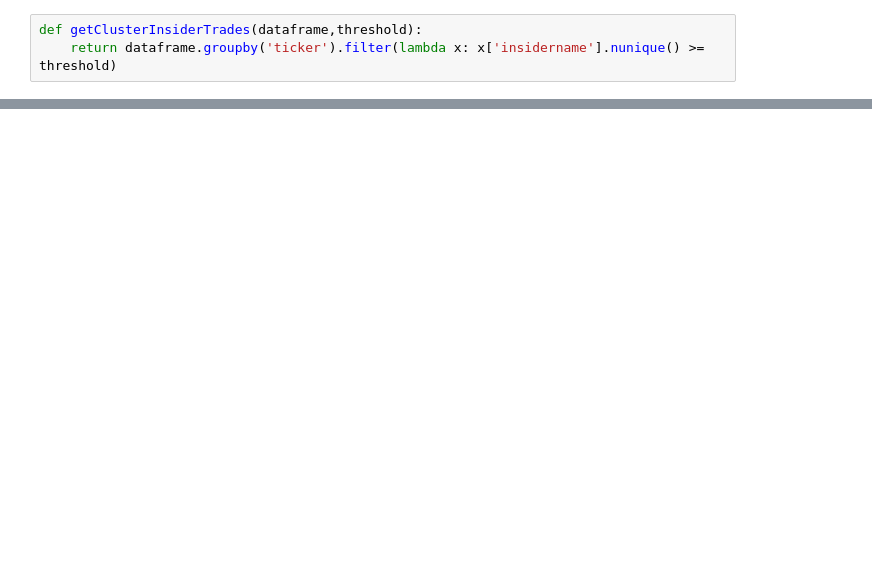
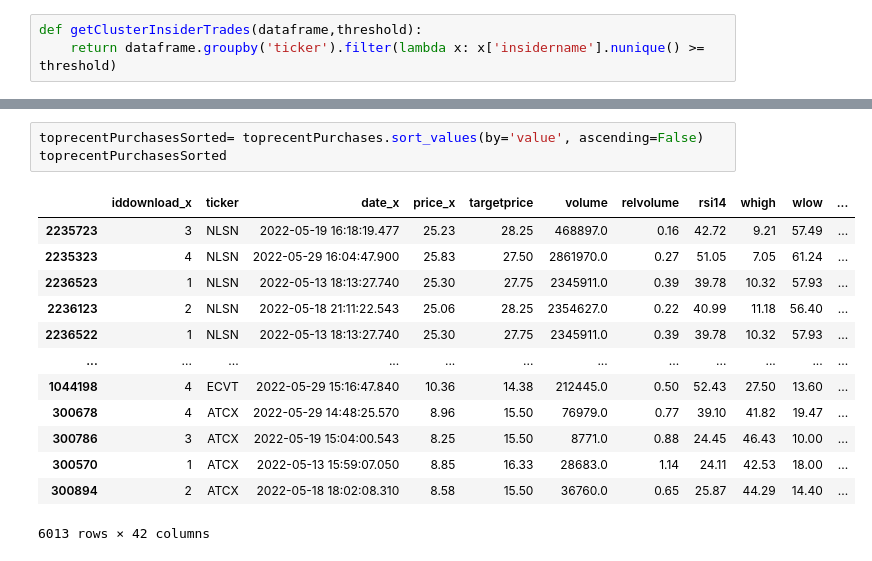
Before and after one commit to Teycir/NoteBookInsiders, a Jupyter notebook: Insider.ipynb, the cells around one changed output, grey strips where cells are left out. Drawn from its saved outputs; the diff is of its cells as text; blank space fills up the shorter version.

```diff
--- a/Insider.ipynb
+++ b/Insider.ipynb
@@ -387,0 +455,17 @@ transformedlist
+# %%
+toprecentPurchasesSorted= toprecentPurchases.sort_values(by='value', ascending=False)
+toprecentPurchasesSorted
+# %% [output]
+|  | iddownload_x | ticker | date_x | price_x | targetprice | volume | relvolume | rsi14 | whigh | wlow | ... |
+| 2235723 | 3 | NLSN | 2022-05-19 16:18:19.477 | 25.23 | 28.25 | 468897.0 | 0.16 | 42.72 | 9.21 | 57.49 | ... |
+| 2235323 | 4 | NLSN | 2022-05-29 16:04:47.900 | 25.83 | 27.50 | 2861970.0 | 0.27 | 51.05 | 7.05 | 61.24 | ... |
+| 2236523 | 1 | NLSN | 2022-05-13 18:13:27.740 | 25.30 | 27.75 | 2345911.0 | 0.39 | 39.78 | 10.32 | 57.93 | ... |
+| 2236123 | 2 | NLSN | 2022-05-18 21:11:22.543 | 25.06 | 28.25 | 2354627.0 | 0.22 | 40.99 | 11.18 | 56.40 | ... |
+| 2236522 | 1 | NLSN | 2022-05-13 18:13:27.740 | 25.30 | 27.75 | 2345911.0 | 0.39 | 39.78 | 10.32 | 57.93 | ... |
+| ... | ... | ... | ... | ... | ... | ... | ... | ... | ... | ... | ... |
+| 1044198 | 4 | ECVT | 2022-05-29 15:16:47.840 | 10.36 | 14.38 | 212445.0 | 0.50 | 52.43 | 27.50 | 13.60 | ... |
+| 300678 | 4 | ATCX | 2022-05-29 14:48:25.570 | 8.96 | 15.50 | 76979.0 | 0.77 | 39.10 | 41.82 | 19.47 | ... |
+| 300786 | 3 | ATCX | 2022-05-19 15:04:00.543 | 8.25 | 15.50 | 8771.0 | 0.88 | 24.45 | 46.43 | 10.00 | ... |
+| 300570 | 1 | ATCX | 2022-05-13 15:59:07.050 | 8.85 | 16.33 | 28683.0 | 1.14 | 24.11 | 42.53 | 18.00 | ... |
+| 300894 | 2 | ATCX | 2022-05-18 18:02:08.310 | 8.58 | 15.50 | 36760.0 | 0.65 | 25.87 | 44.29 | 14.40 | ... |
+6013 rows × 42 columns
```
Also changed, not shown: parts of 46 cells of this notebook.
